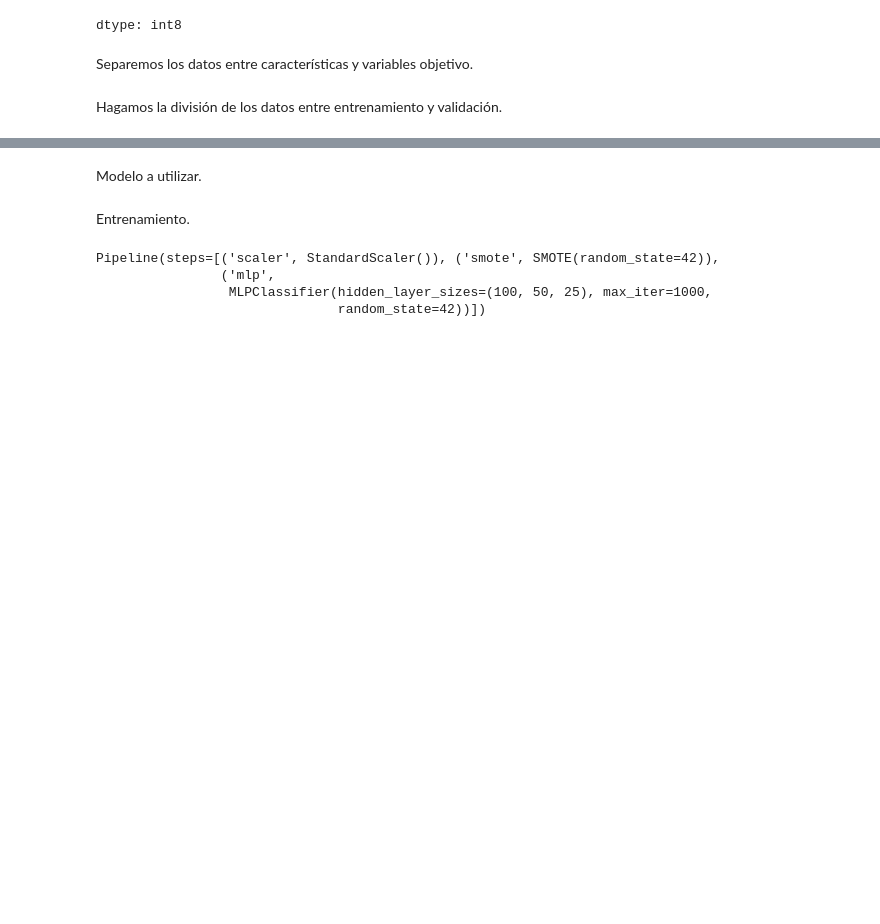
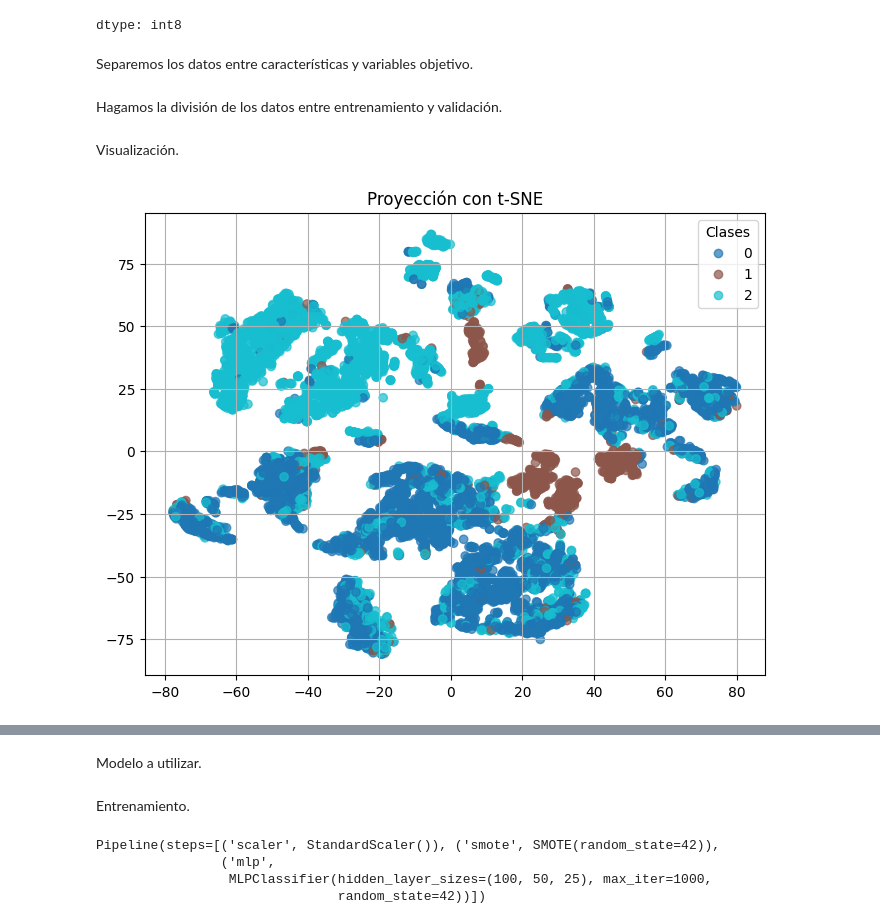
Before and after one commit to Kevin2558/Data_Science_Borrador, a Jupyter notebook: 10_Proyecto_Final/Opcion_2/Borrador.ipynb, the cells around one changed output, grey strips where cells are left out. Drawn from its saved outputs; the diff is of its cells as text; code cells hidden in the pictures; blank space fills up the shorter version.

```diff
--- a/10_Proyecto_Final/Opcion_2/Borrador.ipynb
+++ b/10_Proyecto_Final/Opcion_2/Borrador.ipynb
@@ -80,3 +74,23 @@ X_train, X_test, y_train, y_test = train_test_split(X,
                                                     test_size=0.2,
                                                     random_state=42,
                                                     stratify = y)
+# %% [markdown]
+Visualización.
+# %%
+X_scaled = StandardScaler().fit_transform(X)
+
+tsne = TSNE(n_components=2,
+            perplexity=48,
+            learning_rate=200,
+            random_state=42)
+
+X_tsne = tsne.fit_transform(X_scaled)
+
+plt.figure(figsize=(8,6))
+scatter = plt.scatter(X_tsne[:,0], X_tsne[:,1], c=y, cmap='tab10', alpha=0.7)
+plt.legend(*scatter.legend_elements(),title="Clases")
+plt.title("Proyección con t-SNE")
+plt.grid(True)
+plt.show()
+# %% [output]
+[figure, added]
```
Also changed, not shown: parts of 8 cells of this notebook.
